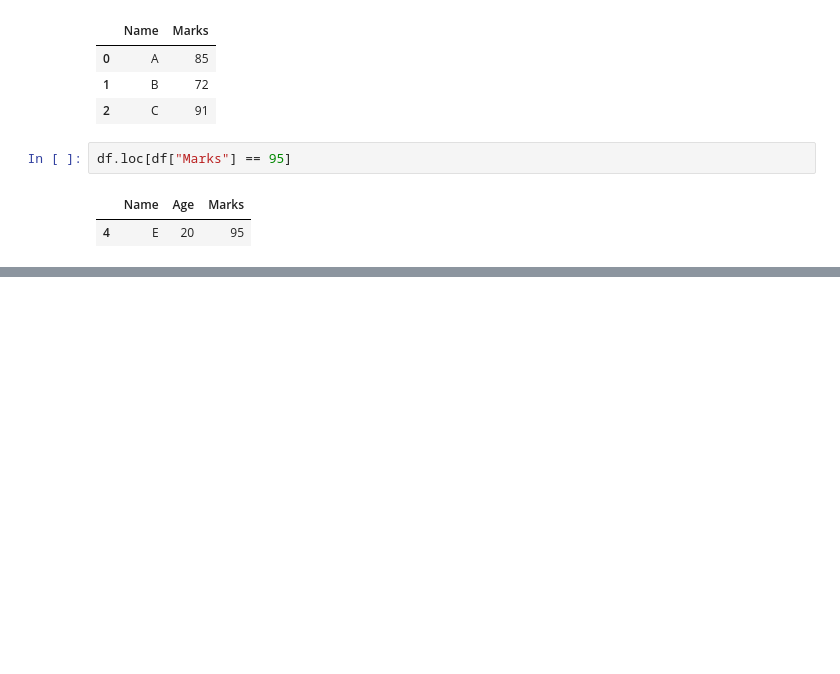
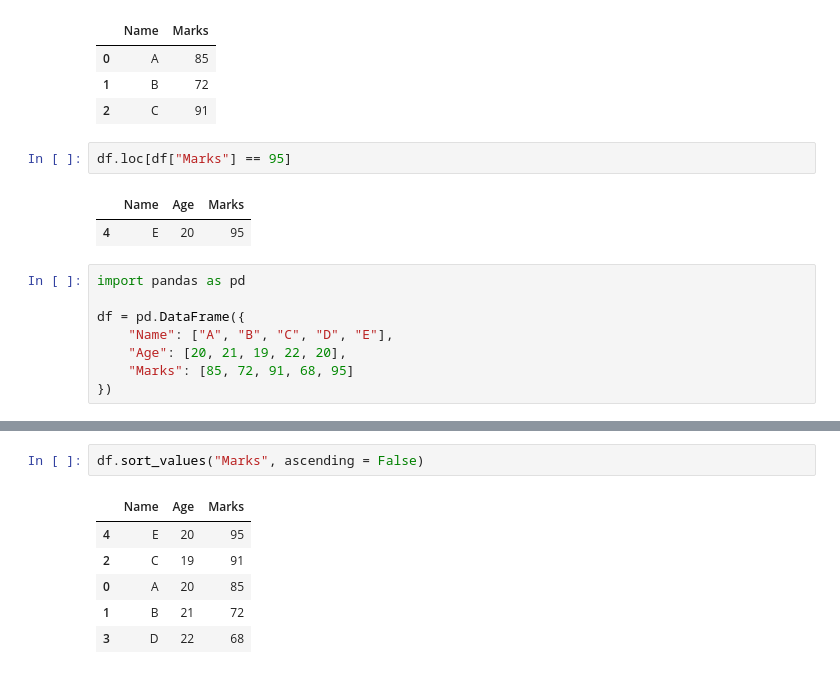
Before and after one commit to Rishabhp22/Python_Revision, a Jupyter notebook: Day18.ipynb, the cells around one changed output, grey strips where cells are left out. Drawn from its saved outputs; the diff is of its cells as text; blank space fills up the shorter version.

Commit message:
Day 19: Pandas sorting aggregation and groupby

```diff
--- a/Day18.ipynb
+++ b/Day18.ipynb
@@ -231,3 +231,11 @@ df.loc[df["Marks"] == 95]
 # %% [output]
 |  | Name | Age | Marks |
 | 4 | E | 20 | 95 |
+# %%
+import pandas as pd
+
+df = pd.DataFrame({
+    "Name": ["A", "B", "C", "D", "E"],
+    "Age": [20, 21, 19, 22, 20],
+    "Marks": [85, 72, 91, 68, 95]
+})
@@ -233,0 +320,9 @@ df.loc[df["Marks"] == 95]
+# %%
+df.sort_values("Marks", ascending = False)
+# %% [output]
+|  | Name | Age | Marks |
+| 4 | E | 20 | 95 |
+| 2 | C | 19 | 91 |
+| 0 | A | 20 | 85 |
+| 1 | B | 21 | 72 |
+| 3 | D | 22 | 68 |
```
Also changed, not shown: parts of 14 cells of this notebook, 1 other file.
